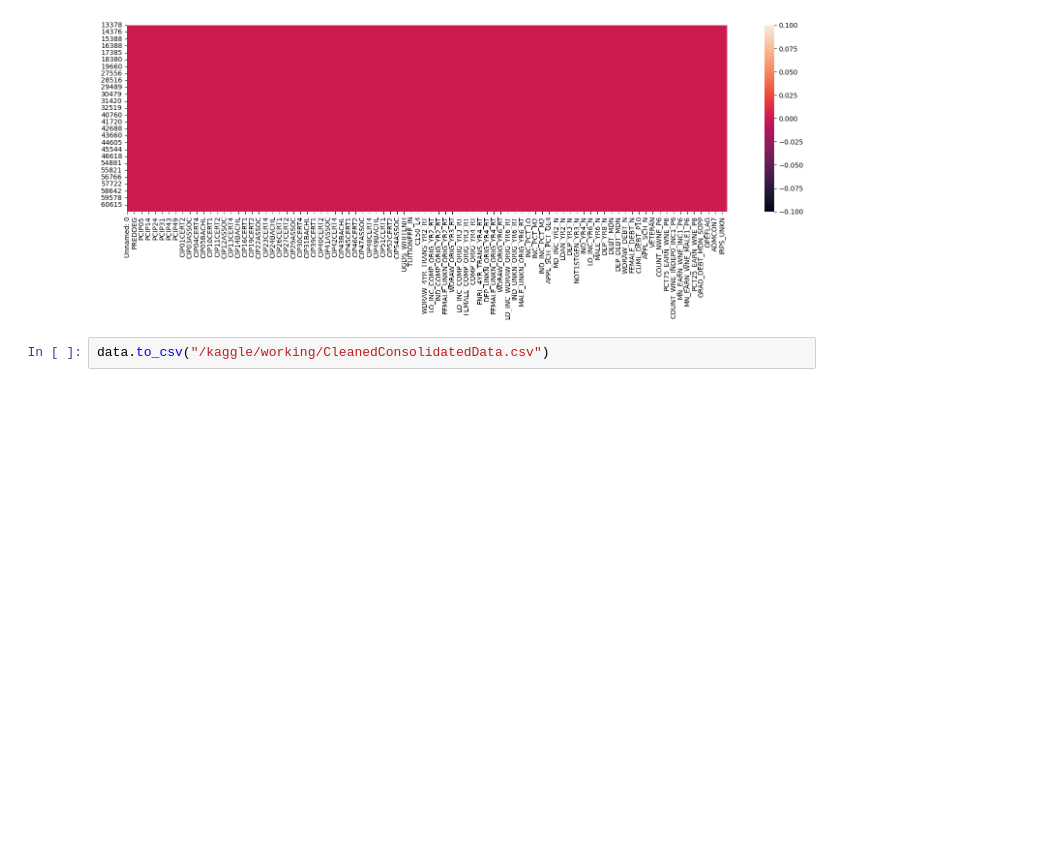
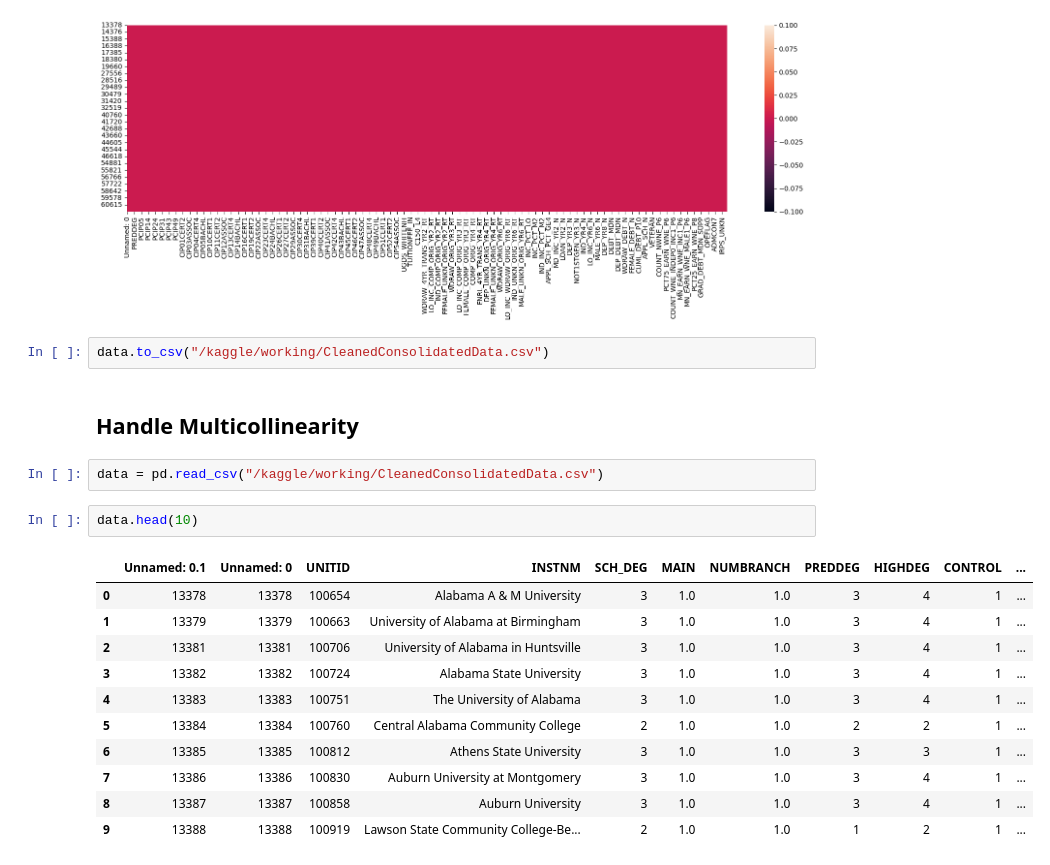
Before and after one commit to cyrilmichino/modeling-income-shares, a Jupyter notebook: college-scorecard-data-analysis.ipynb, the cells around one changed output. Cells and saved outputs as stored; diff of their text form; blank space fills up the shorter version.

```diff
--- a/college-scorecard-data-analysis.ipynb
+++ b/college-scorecard-data-analysis.ipynb
@@ -797,3 +801,21 @@ plt.show()
 [figure]
 # %%
 data.to_csv("/kaggle/working/CleanedConsolidatedData.csv")
+# %% [markdown]
+## Handle Multicollinearity
+# %%
+data = pd.read_csv("/kaggle/working/CleanedConsolidatedData.csv")
+# %%
+data.head(10)
+# %% [output]
+|  | Unnamed: 0.1 | Unnamed: 0 | UNITID | INSTNM | SCH_DEG | MAIN | NUMBRANCH | PREDDEG | HIGHDEG | CONTROL | ... |
+| 0 | 13378 | 13378 | 100654 | Alabama A & M University | 3 | 1.0 | 1.0 | 3 | 4 | 1 | ... |
+| 1 | 13379 | 13379 | 100663 | University of Alabama at Birmingham | 3 | 1.0 | 1.0 | 3 | 4 | 1 | ... |
+| 2 | 13381 | 13381 | 100706 | University of Alabama in Huntsville | 3 | 1.0 | 1.0 | 3 | 4 | 1 | ... |
+| 3 | 13382 | 13382 | 100724 | Alabama State University | 3 | 1.0 | 1.0 | 3 | 4 | 1 | ... |
+| 4 | 13383 | 13383 | 100751 | The University of Alabama | 3 | 1.0 | 1.0 | 3 | 4 | 1 | ... |
+| 5 | 13384 | 13384 | 100760 | Central Alabama Community College | 2 | 1.0 | 1.0 | 2 | 2 | 1 | ... |
+| 6 | 13385 | 13385 | 100812 | Athens State University | 3 | 1.0 | 1.0 | 3 | 3 | 1 | ... |
+| 7 | 13386 | 13386 | 100830 | Auburn University at Montgomery | 3 | 1.0 | 1.0 | 3 | 4 | 1 | ... |
+| 8 | 13387 | 13387 | 100858 | Auburn University | 3 | 1.0 | 1.0 | 3 | 4 | 1 | ... |
+| 9 | 13388 | 13388 | 100919 | Lawson State Community College-Be... | 2 | 1.0 | 1.0 | 1 | 2 | 1 | ... |
```
Also changed, not shown: parts of 10 cells of this notebook.
